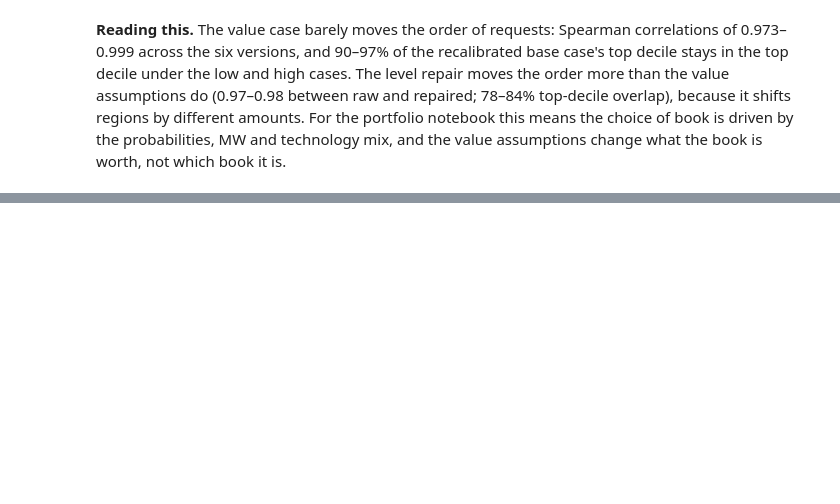
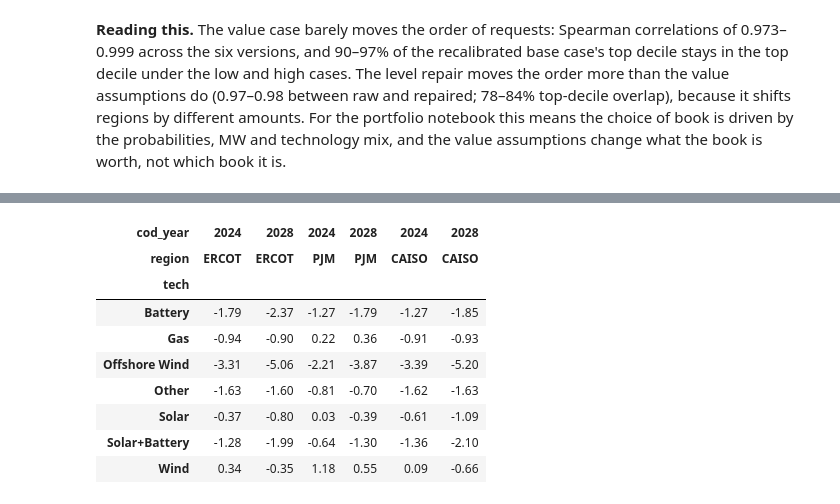
Before and after one commit to alanmossinger/Capstone, a Jupyter notebook: notebooks/15_value_and_cost.ipynb, the cells around one changed output, grey strips where cells are left out. Drawn from its saved outputs; the diff is of its cells as text; code cells hidden in the pictures; blank space fills up the shorter version.

```diff
--- a/notebooks/15_value_and_cost.ipynb
+++ b/notebooks/15_value_and_cost.ipynb
@@ -420,0 +427,76 @@ sens
+# %%
+import functools
+
+atb = value.atb_costs()
+atb_cf = value.atb_capacity_factors()
+NEW_BUILD_CF = {t: atb_cf.get(t, np.nan) for t in TECHS}
+NEW_BUILD_CF.update({"Battery": 0.0, "Other": OTHER_CF})  # storage: capacity revenue only; Other: the section-3 assumption
+NEW_BUILD_CF["Gas"] = float(national.get("Gas", OTHER_CF))  # a new combined cycle is dispatched like the fleet; ATB gives no CF for gas
+GAS_PRICE = {"low": 5.0, "base": 3.5, "high": 2.5}  # $/MMBtu; the low value case takes the high fuel price
+ITC_SHARE = 0.30  # IRC §48E base rate with prevailing wage, for plants in service by CREDIT_LAST_COD_YEAR
+ITC_TECHS = ("Solar", "Solar+Battery", "Battery", "Offshore Wind")  # elect the investment credit; wind elects the production credit
+PTC_YEARS = 10  # the production credit is paid for the first ten years of operation (IRC §45Y)
+RATE = 0.08
+RATE_CASES = {"6%": 0.06, "8%": 0.08, "10%": 0.10}
+LIFE = 20
+assumptions += [
+    {"input": "capital and O&M cost per kW", "value": "NREL ATB 2024 v3, Moderate / Market / 20-year CRP, one class per technology (src/value.ATB_MAP); 2022 dollars",
+     "low": "", "high": "", "source": "data/raw/atb/ATBe_2024_v3.parquet (OEDI data lake, downloaded 2026-10-12)", "verified": "parsed"},
+    {"input": "capacity factor of a new plant (NPV only)", "value": str({k: round(v, 3) for k, v in NEW_BUILD_CF.items()}), "low": "", "high": "",
+     "source": "ATB 2024 class CF for solar, hybrid, wind, offshore; EIA fleet CF for gas; section 3 assumption for Other", "verified": "parsed; choice stated"},
+    {"input": "natural gas price, $/MMBtu", "value": GAS_PRICE["base"], "low": GAS_PRICE["low"], "high": GAS_PRICE["high"],
+     "source": "assumption; Henry Hub traded between about $2 and $6 over 2017–2024", "verified": "assumption"},
+    {"input": "investment tax credit", "value": f"{ITC_SHARE:.0%} of CAPEX for {', '.join(ITC_TECHS)} in service by {CREDIT_LAST_COD_YEAR}; wind takes the production credit instead",
+     "low": "0 after the deadline", "high": "", "source": "IRC §48E base rate; deadline as the production credit (IRS Notice 2025-42)", "verified": "statute; election is an assumption"},
+    {"input": "production credit duration (NPV only)", "value": f"first {PTC_YEARS} operating years", "low": "", "high": "", "source": "IRC §45Y", "verified": "statute"},
+    {"input": "real discount rate", "value": f"{RATE:.0%}", "low": "10%", "high": "6%", "source": "assumption; reported at 6%, 8% and 10%", "verified": "assumption"},
+    {"input": "operating life valued", "value": f"{LIFE} years", "low": "", "high": "", "source": "ATB 20-year cost-recovery period", "verified": "by design"},
+]
+pd.DataFrame(assumptions).to_csv(paths.RESULTS / "value_assumptions.csv", index=False)
+LAST_YEAR = max(YEARS)
+ANNUITY = {r: (1 - (1 + r) ** -LIFE) / r for r in RATE_CASES.values()}
+
+
+def npv_inputs(cod_year, with_credit):
+    '''The section-4 value inputs with a new plant's capacity factor and the credit election of the NPV.'''
+    base = inputs_for("PA", cod_year)  # prices and accreditation do not depend on the state; the CF is overridden below
+    credit = CREDIT_USD_MWH if with_credit and cod_year <= CREDIT_LAST_COD_YEAR else 0.0
+    return {**base, "capacity_factor": NEW_BUILD_CF, "credit": {t: (credit if t == "Wind" else 0.0) for t in TECHS}}
+
+
+@functools.lru_cache(maxsize=None)
+def npv_parts(region, tech, cod_year, case, rate):
+    '''NPV per MW at the operation date and the break-even flat price, $/MWh (NaN for storage).'''
+    revenue = [value.value_per_mw_year(region, tech, min(cod_year + k, LAST_YEAR), npv_inputs(cod_year, k < PTC_YEARS), case) for k in range(LIFE)]
+    row = atb.loc[tech]
+    mwh = NEW_BUILD_CF[tech] * value.HOURS_PER_YEAR
+    variable = float(row["vom_per_mwh"] + row["heat_rate_mmbtu_per_mwh"] * GAS_PRICE[case])
+    capex = float(row["capex_per_kw"]) * (1 - (ITC_SHARE if tech in ITC_TECHS and cod_year <= CREDIT_LAST_COD_YEAR else 0.0))
+    npv = value.npv_per_mw(revenue, capex, float(row["fom_per_kw_year"]), variable, mwh, rate=rate, life=LIFE)
+    needed = capex * 1000 / ANNUITY[rate] + float(row["fom_per_kw_year"]) * 1000 + variable * mwh  # $/MW-year that makes NPV zero
+    breakeven = needed / mwh if mwh > 0 else np.nan
+    captured = (revenue[0] / mwh) if mwh > 0 else np.nan
+    return npv, breakeven, captured
+
+
+STATE_OF = {"PJM": "PA", "CAISO": "CA", "ERCOT": "TX"}
+npv_rows = []
+for region in TRACK_A:
+    for tech in TECHS:
+        for cod_year in range(2020, 2031):
+            rec = {"region": region, "tech": tech, "cod_year": cod_year, "new_build_cf": NEW_BUILD_CF[tech]}
+            for case in CASES:
+                npv, be, cap = npv_parts(region, tech, cod_year, case, RATE)
+                rec[f"npv_per_mw_{case}"], rec[f"breakeven_price_{case}"], rec[f"captured_price_{case}"] = npv, be, cap
+            for label, rate in RATE_CASES.items():
+                rec[f"npv_per_mw_base_at_{label}"] = npv_parts(region, tech, cod_year, "base", rate)[0]
+            npv_rows.append(rec)
+npv_table = pd.DataFrame(npv_rows)
+npv_table.round(1).to_csv(paths.RESULTS / "npv_table.csv", index=False)
+atb.assign(new_build_cf=pd.Series(NEW_BUILD_CF)).round(3).to_csv(paths.RESULTS / "atb_costs.csv")
+show = npv_table[npv_table["cod_year"].isin([2024, 2028])].pivot(index="tech", columns=["cod_year", "region"], values="npv_per_mw_base").div(1e6).round(2)
+print("ATB costs used ($2022) and the new-build capacity factor:")
+print(atb.assign(new_build_cf=pd.Series(NEW_BUILD_CF))[["capex_per_kw", "fom_per_kw_year", "vom_per_mwh", "heat_rate_mmbtu_per_mwh", "new_build_cf", "atb_detail"]].round(2).to_string())
+print("\nNPV per MW, base case, $ million, for a plant entering operation in 2024 (credits) and 2028 (no credits):")
+show
+# %% [output]
@@ -420,0 +515,10 @@ sens
+| cod_year | 2024 | 2028 | 2024 | 2028 | 2024 | 2028 |
+| region | ERCOT | ERCOT | PJM | PJM | CAISO | CAISO |
+| tech |  |  |  |  |  |  |
+| Battery | -1.79 | -2.37 | -1.27 | -1.79 | -1.27 | -1.85 |
+| Gas | -0.94 | -0.90 | 0.22 | 0.36 | -0.91 | -0.93 |
+| Offshore Wind | -3.31 | -5.06 | -2.21 | -3.87 | -3.39 | -5.20 |
+| Other | -1.63 | -1.60 | -0.81 | -0.70 | -1.62 | -1.63 |
+| Solar | -0.37 | -0.80 | 0.03 | -0.39 | -0.61 | -1.09 |
+| Solar+Battery | -1.28 | -1.99 | -0.64 | -1.30 | -1.36 | -2.10 |
+| Wind | 0.34 | -0.35 | 1.18 | 0.55 | 0.09 | -0.66 |
```
Also changed, not shown: parts of 12 cells of this notebook, 48 other files.
